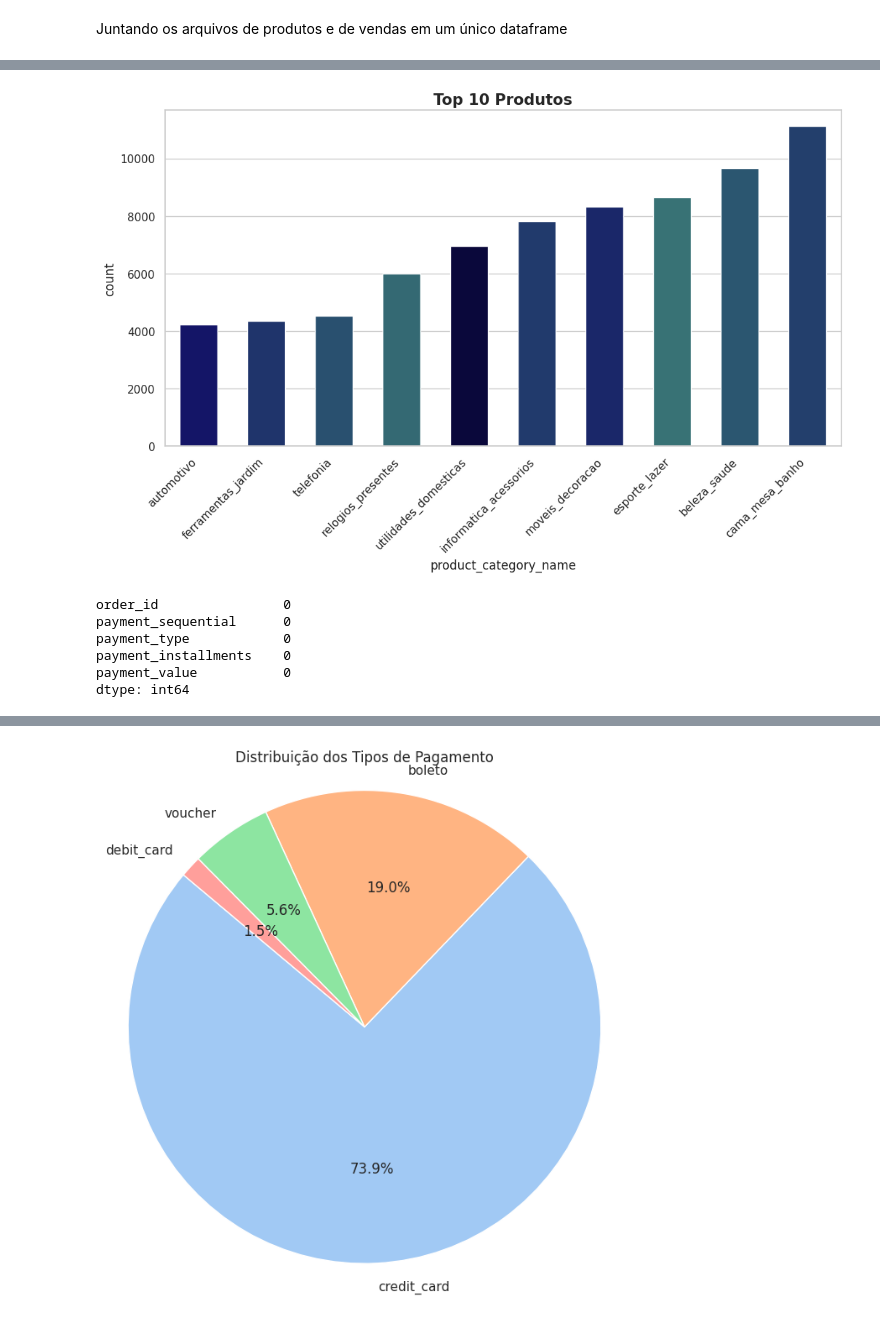
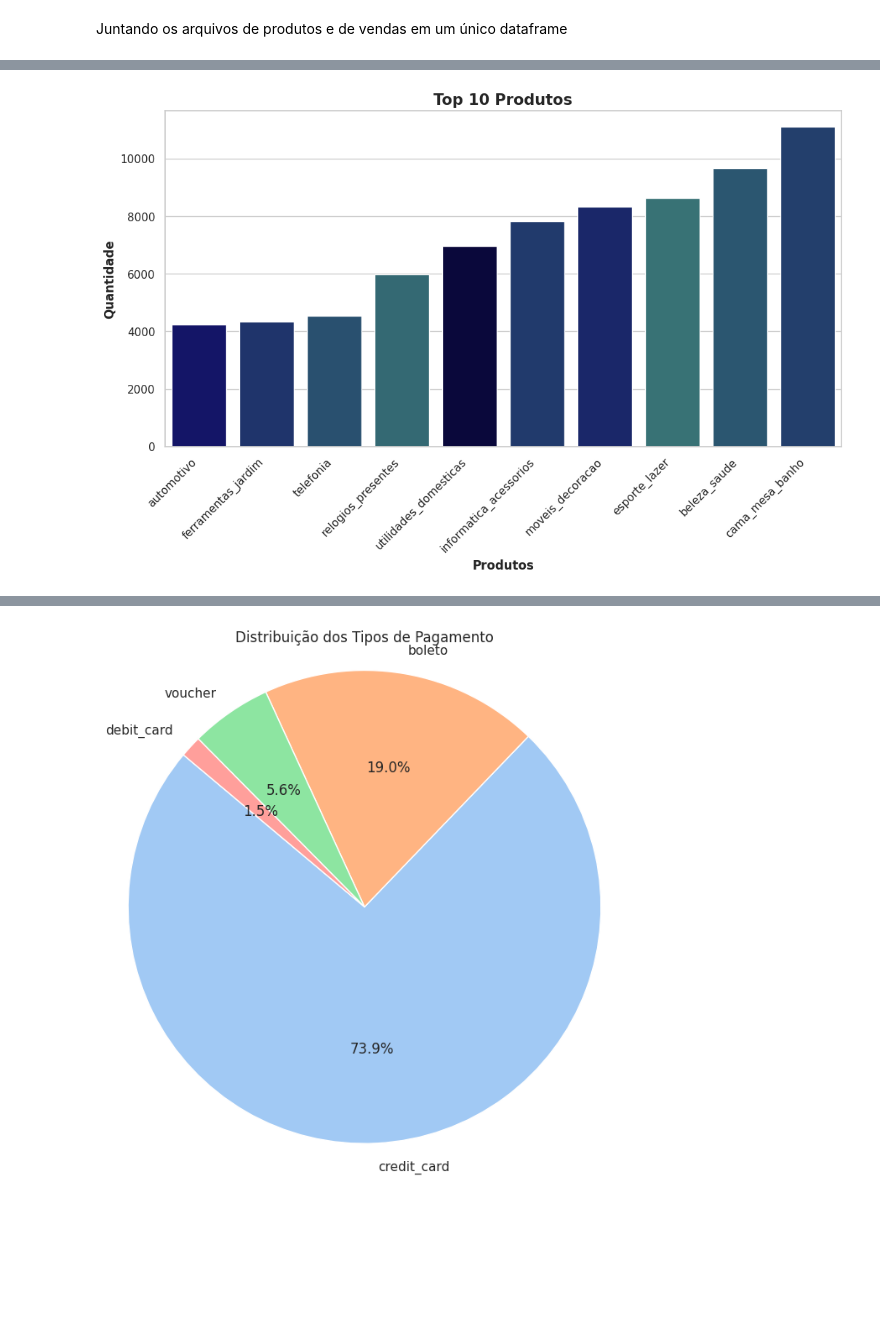
Before and after one commit to PedroNB10/dcova-data-analysis, a Jupyter notebook: main.ipynb, the cells around one changed output, grey strips where cells are left out. Drawn from its saved outputs; the diff is of its cells as text; code cells hidden in the pictures; blank space fills up the shorter version.

```diff
--- a/main.ipynb
+++ b/main.ipynb
@@ -116,39 +100,19 @@ memory usage: 18.9+ MB
 # %%
 # Criar o gráfico
 plt.figure(figsize=(12,6))
 ax = sns.countplot(x='product_category_name', data=pedidos_e_produtos, palette='gist_earth',hue='product_category_name',
                    order=pedidos_e_produtos['product_category_name'].value_counts()[:10].sort_values().index)
 
 # Definir o título do gráfico
 ax.set_title("Top 10 Produtos", fontsize=15, weight='bold')
-
-# Reduzir a largura de cada barra para aumentar o espaçamento
-for patch in ax.patches:
-    current_width = patch.get_width()
-    new_width = current_width * 0.7  # Ajuste este valor conforme necessário (entre 0 e 1)
-    diff = current_width - new_width
-
-    # Aplicar a nova largura
-    patch.set_width(new_width)
-
-    # Ajustar a posição da barra para centralizá-la
-    patch.set_x(patch.get_x() + diff / 2)
+ax.set_xlabel('Produtos', fontsize=12, weight='bold')
+ax.set_ylabel('Quantidade', fontsize=12, weight='bold')
 
 # Ajustar os rótulos do eixo x para melhorar a legibilidade
 plt.xticks(rotation=45, ha='right')
 plt.legend([],[], frameon=False)  # Remove a legenda para não sobrecarregar o gráfico
 
 # Exibir o gráfico
 plt.show()
 # %% [output]
-[figure, old version]
+[figure, new version]
-# %%
-df = pd.read_csv('olist_order_payments_dataset.csv')
-df.isnull().sum()
-# %% [output]
-order_id                0
-payment_sequential      0
-payment_type            0
-payment_installments    0
-payment_value           0
-dtype: int64
```
Also changed, not shown: parts of 11 cells of this notebook.
